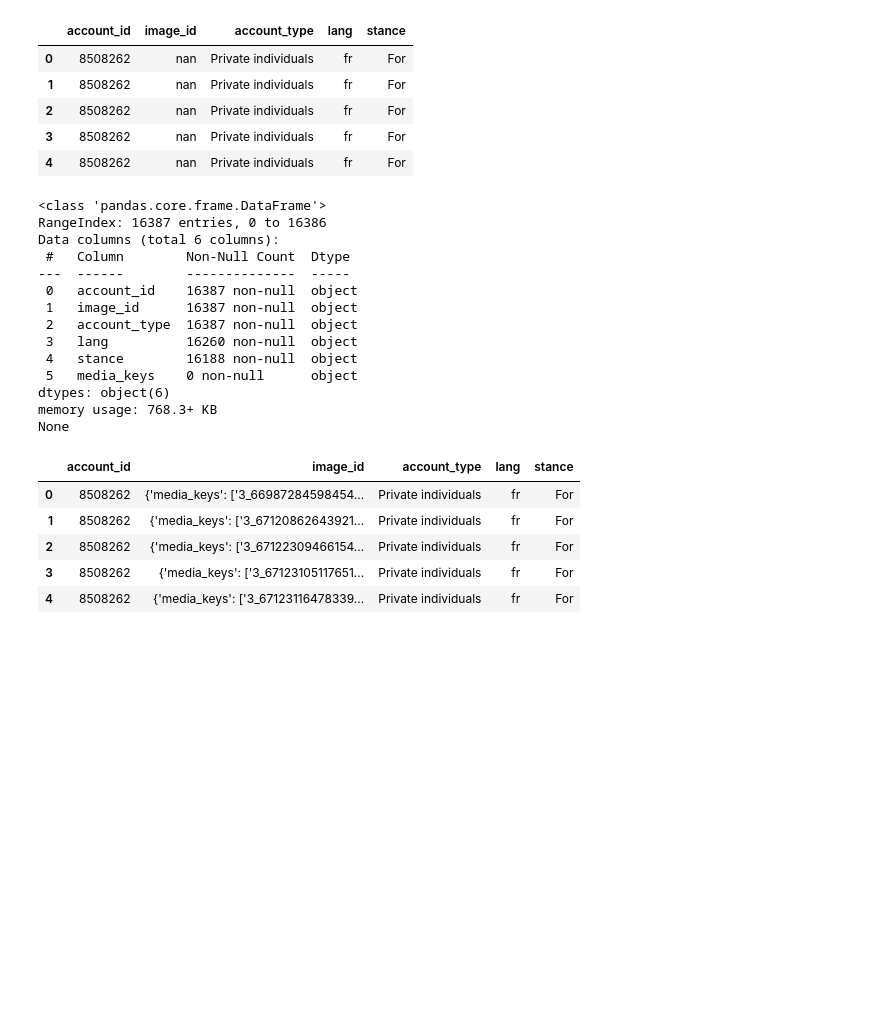
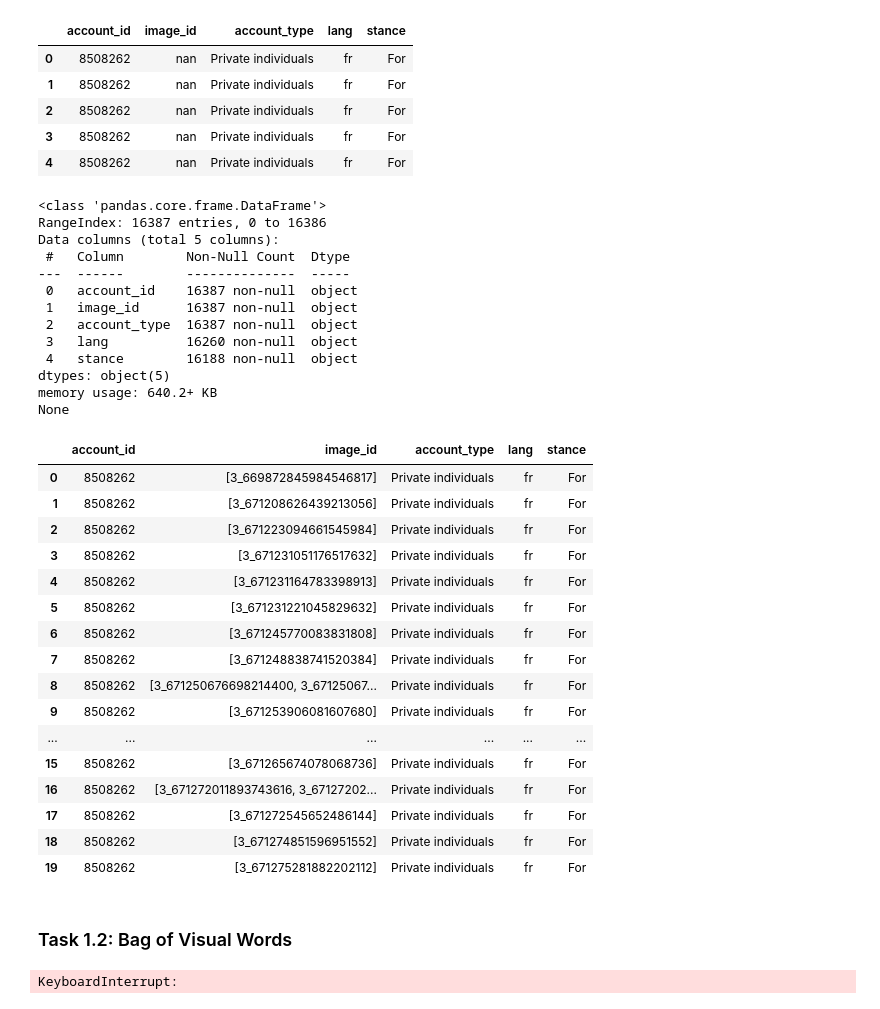
Before and after one commit to vaughankraska/social_data_mining, a Jupyter notebook: src/sdm/lab_scripts/image_analysis/part_1.ipynb, the cells around one changed output. Cells and saved outputs as stored; diff of their text form; code cells hidden in the pictures; blank space fills up the shorter version.

```diff
--- a/src/sdm/lab_scripts/image_analysis/part_1.ipynb
+++ b/src/sdm/lab_scripts/image_analysis/part_1.ipynb
@@ -40,15 +42,15 @@ valid_img_df = df.copy()
 valid_img_df["image_id"] = valid_img_df["image_id"].apply(lambda x: np.nan if x == "nan" else x)
 valid_img_df = valid_img_df.dropna(subset=["image_id"])
 # valid_img_df["image_id"] = valid_img_df["image_id"].apply(lambda x: x["media_keys"])
-valid_img_df['media_keys'] = valid_img_df['image_id'].apply(
-    lambda x: x['media_keys'] if isinstance(x, dict) and 'media_keys' in x else None
+valid_img_df['image_id'] = valid_img_df['image_id'].apply(
+    lambda x: ast.literal_eval(x)['media_keys']
 )
 valid_img_df = valid_img_df.reset_index(drop=True)
 print(valid_img_df.info())
 # %% [output]
 <class 'pandas.core.frame.DataFrame'>
 RangeIndex: 16387 entries, 0 to 16386
-Data columns (total 6 columns):
+Data columns (total 5 columns):
  #   Column        Non-Null Count  Dtype
 ---  ------        --------------  -----
  0   account_id    16387 non-null  object
@@ -56,16 +58,28 @@ Data columns (total 6 columns):
  2   account_type  16387 non-null  object
  3   lang          16260 non-null  object
  4   stance        16188 non-null  object
- 5   media_keys    0 non-null      object
-dtypes: object(6)
-memory usage: 768.3+ KB
+dtypes: object(5)
+memory usage: 640.2+ KB
 None
 # %%
-valid_img_df.head()
+valid_img_df.head(20)
 # %% [output]
 |  | account_id | image_id | account_type | lang | stance |
-| 0 | 8508262 | {'media_keys': ['3_66987284598454... | Private individuals | fr | For |
-| 1 | 8508262 | {'media_keys': ['3_67120862643921... | Private individuals | fr | For |
-| 2 | 8508262 | {'media_keys': ['3_67122309466154... | Private individuals | fr | For |
-| 3 | 8508262 | {'media_keys': ['3_67123105117651... | Private individuals | fr | For |
-| 4 | 8508262 | {'media_keys': ['3_67123116478339... | Private individuals | fr | For |
+| 0 | 8508262 | [3_669872845984546817] | Private individuals | fr | For |
+| 1 | 8508262 | [3_671208626439213056] | Private individuals | fr | For |
+| 2 | 8508262 | [3_671223094661545984] | Private individuals | fr | For |
+| 3 | 8508262 | [3_671231051176517632] | Private individuals | fr | For |
+| 4 | 8508262 | [3_671231164783398913] | Private individuals | fr | For |
+| 5 | 8508262 | [3_671231221045829632] | Private individuals | fr | For |
+| 6 | 8508262 | [3_671245770083831808] | Private individuals | fr | For |
+| 7 | 8508262 | [3_671248838741520384] | Private individuals | fr | For |
+| 8 | 8508262 | [3_671250676698214400, 3_67125067... | Private individuals | fr | For |
+| 9 | 8508262 | [3_671253906081607680] | Private individuals | fr | For |
+| ... | ... | ... | ... | ... | ... |
+| 15 | 8508262 | [3_671265674078068736] | Private individuals | fr | For |
+| 16 | 8508262 | [3_671272011893743616, 3_67127202... | Private individuals | fr | For |
+| 17 | 8508262 | [3_671272545652486144] | Private individuals | fr | For |
+| 18 | 8508262 | [3_671274851596951552] | Private individuals | fr | For |
+| 19 | 8508262 | [3_671275281882202112] | Private individuals | fr | For |
+# %% [markdown]
+### Task 1.2: Bag of Visual Words
@@ -71,0 +134,5 @@ valid_img_df.head()
+# %%
+valid_img_df["bag_of_words"] = valid_img_df.apply(create_bag_of_words, axis=1)
+print(valid_img_df.info())
+# %% [output]
+KeyboardInterrupt:
```
Also changed, not shown: parts of 35 cells of this notebook.
